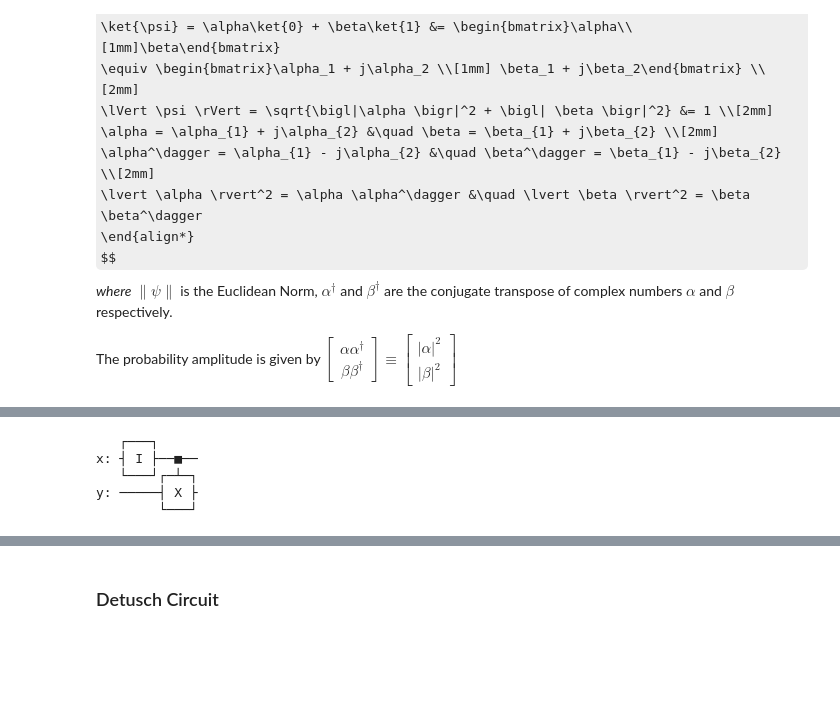
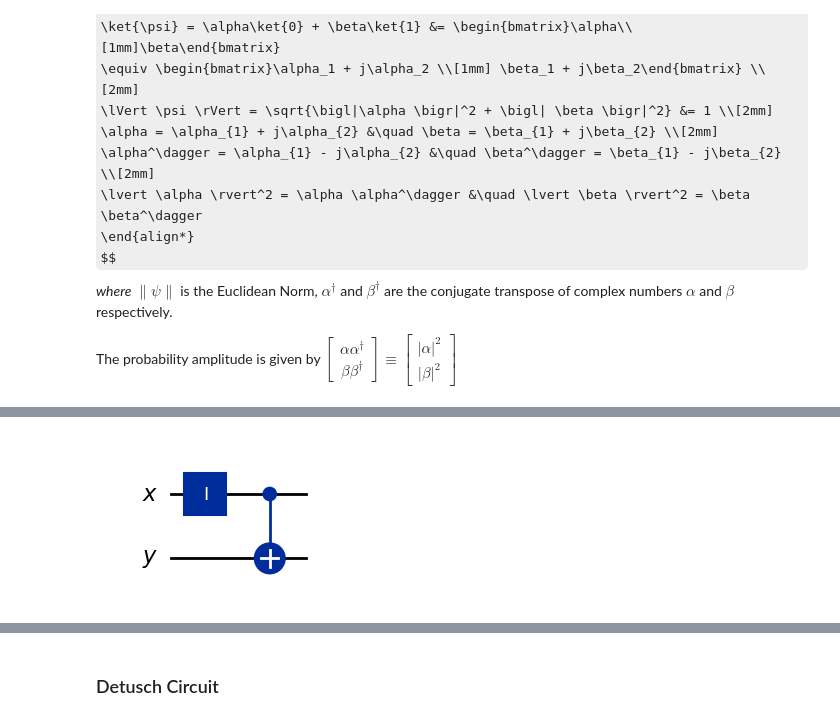
Before and after one commit to intotito/emerging_tech_proj, a Jupyter notebook: project.ipynb, the cells around one changed output, grey strips where cells are left out. Drawn from its saved outputs; the diff is of its cells as text; code cells hidden in the pictures; some formulas as TeX source; blank space fills up the shorter version.

```diff
--- a/project.ipynb
+++ b/project.ipynb
@@ -563,19 +613,15 @@ y: ┤ I ├
 # %%
 def oracle_identity() :
     x = QS.QuantumRegister(1, "x")
     y = QS.QuantumRegister(1, "y")
     f = QS.QuantumCircuit(x, y)
     f.id(x)
     f.cx(x,y)
     return f
 
-oracle_identity().draw()
+oracle_identity().draw(output='mpl', style="iqp")
 # %% [output]
-   ┌───┐
-x: ┤ I ├──■──
-   └───┘┌─┴─┐
-y: ─────┤ X ├
-        └───┘
+[figure, added]
 # %% [markdown]
 #### NOT function $f_3$
 
```
Also changed, not shown: parts of 18 cells of this notebook, 1 other file.
